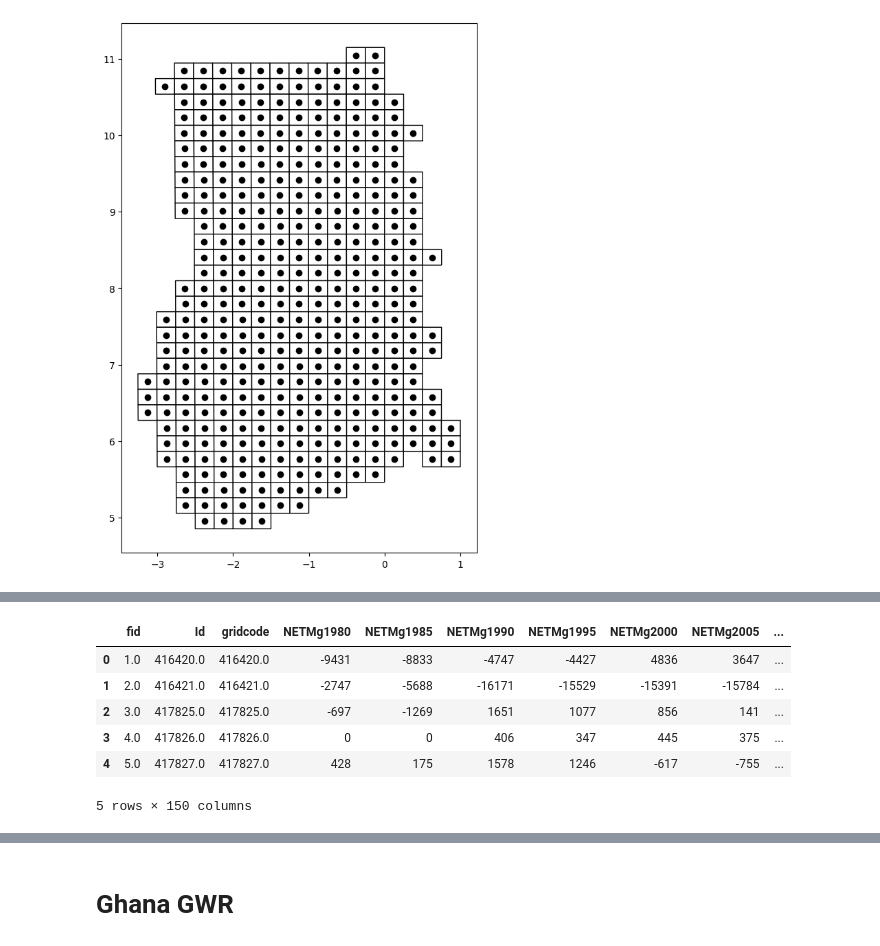
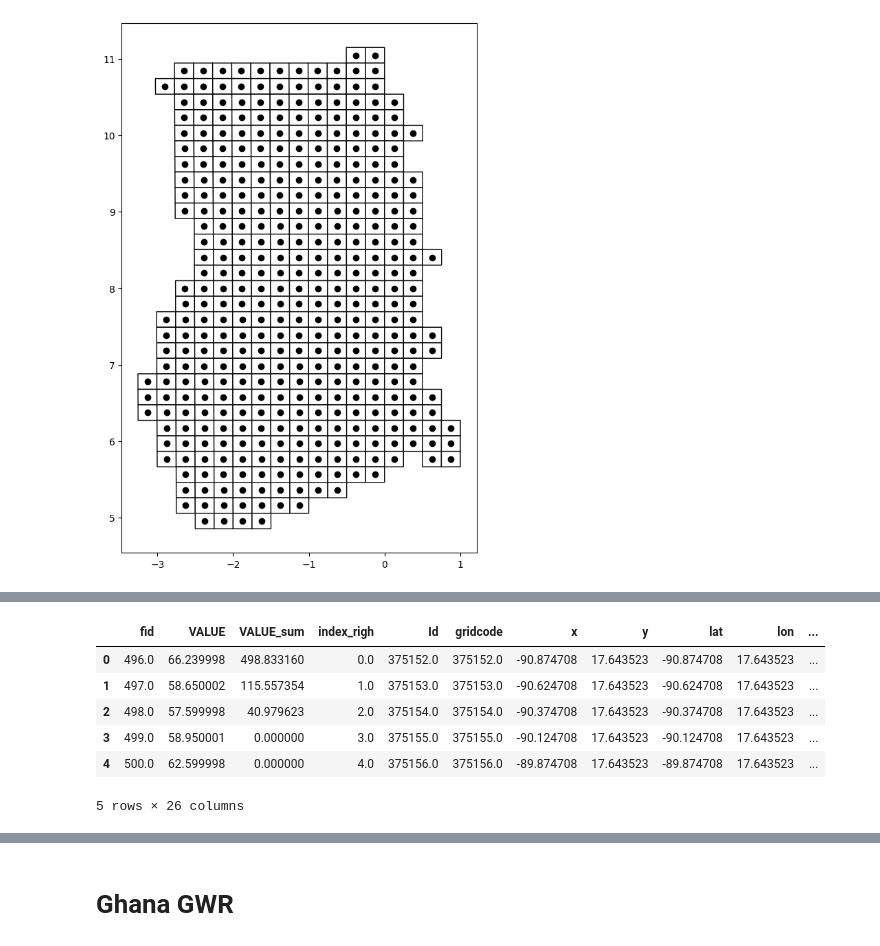
Before and after one commit to hylodata/MEMO, a Jupyter notebook: MGWR.ipynb, the cells around one changed output, grey strips where cells are left out. Drawn from its saved outputs; the diff is of its cells as text; code cells hidden in the pictures.

```diff
--- a/MGWR.ipynb
+++ b/MGWR.ipynb
@@ -117,10 +149,10 @@ plt.show()
 # %%
-ghana.head()
+americas.head()
 # %% [output]
-|  | fid | Id | gridcode | NETMg1980 | NETMg1985 | NETMg1990 | NETMg1995 | NETMg2000 | NETMg2005 | ... |
-| 0 | 1.0 | 416420.0 | 416420.0 | -9431 | -8833 | -4747 | -4427 | 4836 | 3647 | ... |
-| 1 | 2.0 | 416421.0 | 416421.0 | -2747 | -5688 | -16171 | -15529 | -15391 | -15784 | ... |
-| 2 | 3.0 | 417825.0 | 417825.0 | -697 | -1269 | 1651 | 1077 | 856 | 141 | ... |
-| 3 | 4.0 | 417826.0 | 417826.0 | 0 | 0 | 406 | 347 | 445 | 375 | ... |
-| 4 | 5.0 | 417827.0 | 417827.0 | 428 | 175 | 1578 | 1246 | -617 | -755 | ... |
+|  | fid | VALUE | VALUE_sum | index_righ | Id | gridcode | x | y | lat | lon | ... |
+| 0 | 496.0 | 66.239998 | 498.833160 | 0.0 | 375152.0 | 375152.0 | -90.874708 | 17.643523 | -90.874708 | 17.643523 | ... |
+| 1 | 497.0 | 58.650002 | 115.557354 | 1.0 | 375153.0 | 375153.0 | -90.624708 | 17.643523 | -90.624708 | 17.643523 | ... |
+| 2 | 498.0 | 57.599998 | 40.979623 | 2.0 | 375154.0 | 375154.0 | -90.374708 | 17.643523 | -90.374708 | 17.643523 | ... |
+| 3 | 499.0 | 58.950001 | 0.000000 | 3.0 | 375155.0 | 375155.0 | -90.124708 | 17.643523 | -90.124708 | 17.643523 | ... |
+| 4 | 500.0 | 62.599998 | 0.000000 | 4.0 | 375156.0 | 375156.0 | -89.874708 | 17.643523 | -89.874708 | 17.643523 | ... |
-5 rows × 150 columns
+5 rows × 26 columns
```
Also changed, not shown: parts of 30 cells of this notebook.
